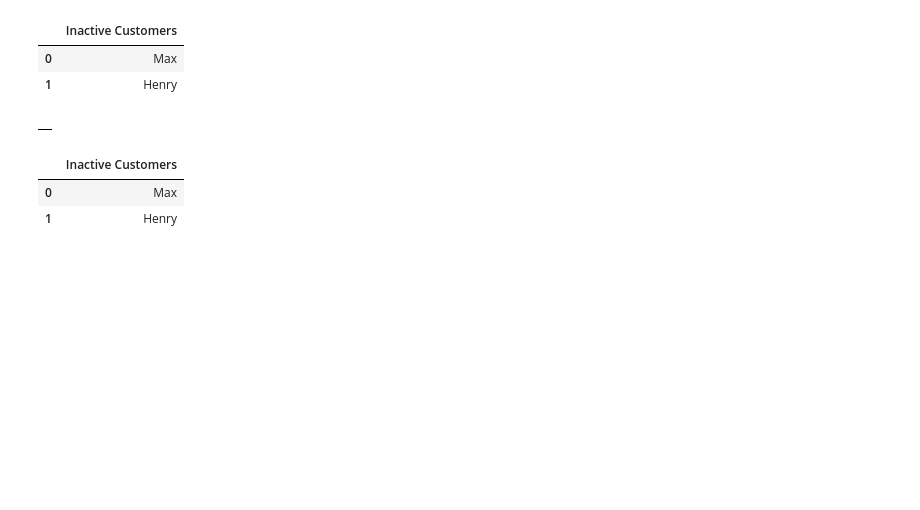
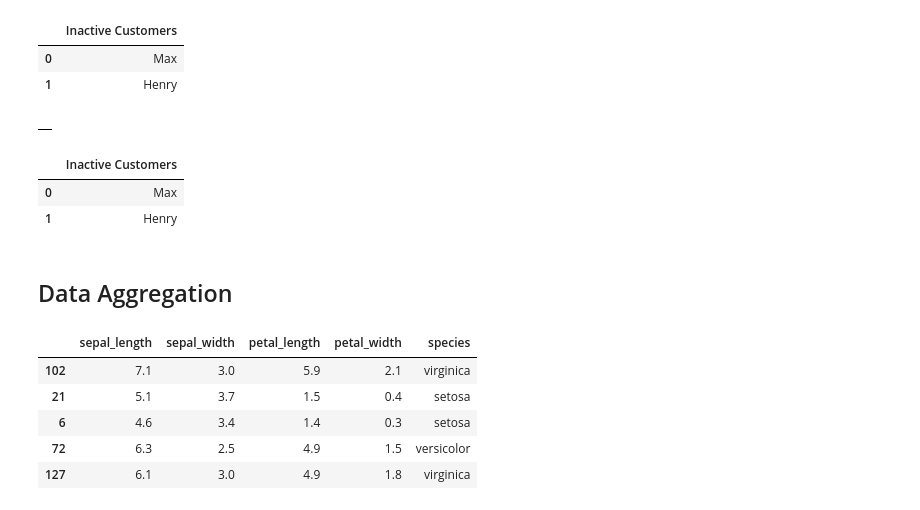
Before and after one commit to zanafiii/data-science-a-z, a Jupyter notebook: Part3_Working with Pandas & DataFrame.ipynb, the cells around one changed output. Cells and saved outputs as stored; diff of their text form; code cells hidden in the pictures; blank space fills up the shorter version.

```diff
--- a/Part3_Working with Pandas & DataFrame.ipynb
+++ b/Part3_Working with Pandas & DataFrame.ipynb
@@ -814,3 +814,16 @@ inactive_customers
 |  | Inactive Customers |
 | 0 | Max |
 | 1 | Henry |
+# %% [markdown]
+## Data Aggregation
+# %%
+iris = pd.read_csv("https://raw.githubusercontent.com/mwaskom/seaborn-data/refs/heads/master/iris.csv")
+# %%
+iris.sample(5)
+# %% [output]
+|  | sepal_length | sepal_width | petal_length | petal_width | species |
+| 102 | 7.1 | 3.0 | 5.9 | 2.1 | virginica |
+| 21 | 5.1 | 3.7 | 1.5 | 0.4 | setosa |
+| 6 | 4.6 | 3.4 | 1.4 | 0.3 | setosa |
+| 72 | 6.3 | 2.5 | 4.9 | 1.5 | versicolor |
+| 127 | 6.1 | 3.0 | 4.9 | 1.8 | virginica |
```
Also changed, not shown: parts of 4 cells of this notebook.
